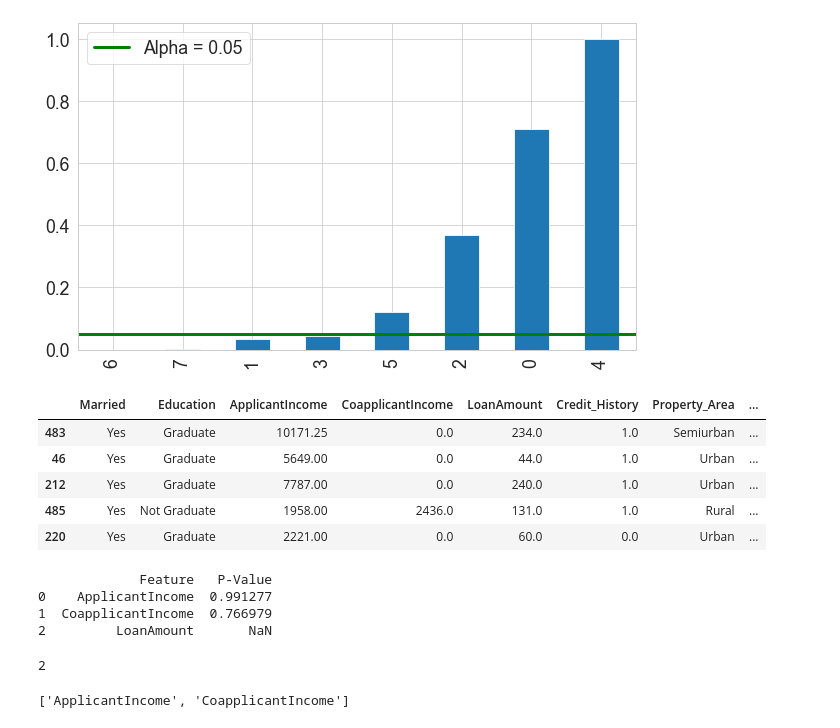
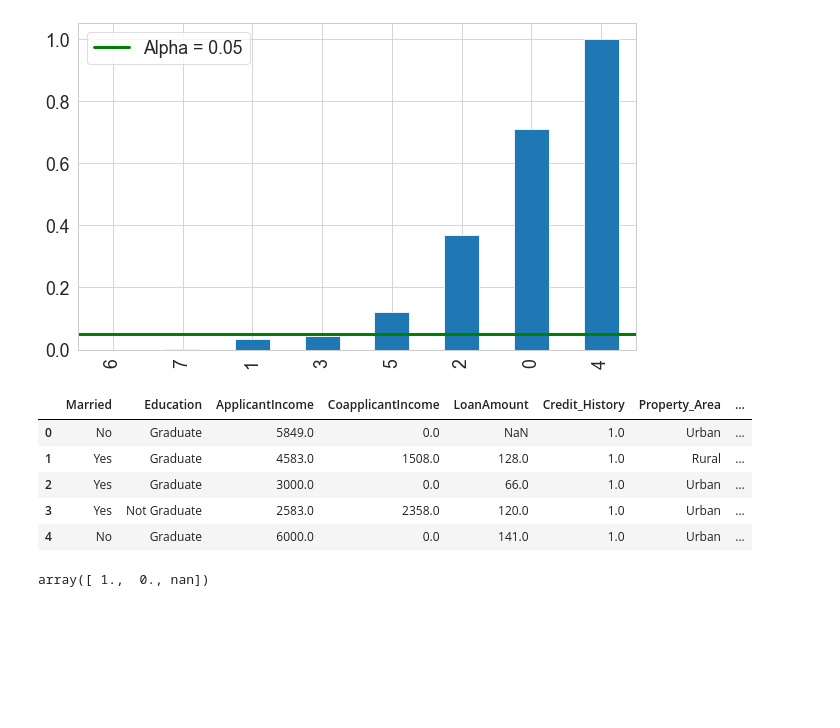
Before and after one commit to Muhammad-Sheraz-ds/Loan-Status-Prediction, a Jupyter notebook: Loan-Status-Prediction.ipynb, the cells around one changed output. Drawn from its saved outputs; the diff is of its cells as text; code cells hidden in the pictures; blank space fills up the shorter version.

```diff
--- a/Loan-Eligibility-Prediction.ipynb
+++ b/Loan-Status-Prediction.ipynb
@@ -324,51 +338,18 @@ plt.show()
 [figure]
 # %%
 df.drop(columns=cols_drop,inplace=True)
-df.sample(5)
+df.head(5)
 # %% [output]
 |  | Married | Education | ApplicantIncome | CoapplicantIncome | LoanAmount | Credit_History | Property_Area | ... |
-| 483 | Yes | Graduate | 10171.25 | 0.0 | 234.0 | 1.0 | Semiurban | ... |
-| 46 | Yes | Graduate | 5649.00 | 0.0 | 44.0 | 1.0 | Urban | ... |
-| 212 | Yes | Graduate | 7787.00 | 0.0 | 240.0 | 1.0 | Urban | ... |
-| 485 | Yes | Not Graduate | 1958.00 | 2436.0 | 131.0 | 1.0 | Rural | ... |
-| 220 | Yes | Graduate | 2221.00 | 0.0 | 60.0 | 0.0 | Urban | ... |
+| 0 | No | Graduate | 5849.0 | 0.0 | NaN | 1.0 | Urban | ... |
+| 1 | Yes | Graduate | 4583.0 | 1508.0 | 128.0 | 1.0 | Rural | ... |
+| 2 | Yes | Graduate | 3000.0 | 0.0 | 66.0 | 1.0 | Urban | ... |
+| 3 | Yes | Not Graduate | 2583.0 | 2358.0 | 120.0 | 1.0 | Urban | ... |
+| 4 | No | Graduate | 6000.0 | 0.0 | 141.0 | 1.0 | Urban | ... |
-# %%
-from scipy.stats import f_oneway
-
-numeric_cols = [2, 3, 4]  # Assuming these are the numerical columns in your DataFrame
-cols_drop = []
-score = []
-
-for i in numeric_cols:
-    # Perform one-way ANOVA
-    groups = [df[df['Loan_Status'] == cls][df.columns[i]] for cls in df['Loan_Status'].unique()]
-    f_statistic, p_value = f_oneway(*groups)
-
-    if p_value > 0.05:
-        cols_drop.append(df.columns[i])
-
-    score.append(p_value)
-
-# Display the results
-anova_results = pd.DataFrame({
-    'Feature': [df.columns[i] for i in numeric_cols],
-    'P-Value': score
-})
-
-print(anova_results)
-# %% [output]
-             Feature   P-Value
-0    ApplicantIncome  0.991277
-1  CoapplicantIncome  0.766979
-2         LoanAmount       NaN
-# %%
-len(cols_drop)
-# %% [output]
-2
-# %%
-cols_drop
-# %% [output]
-['ApplicantIncome', 'CoapplicantIncome']
+# %%
+df['Credit_History'].unique()
+# %% [output]
+array([ 1.,  0., nan])
 # %%
 df['Loan_Status'] = df['Loan_Status'].apply(lambda x: 1 if x == 'Yes' else 0)
 # %%
```
Also changed, not shown: parts of 58 cells of this notebook, 2 other files.
